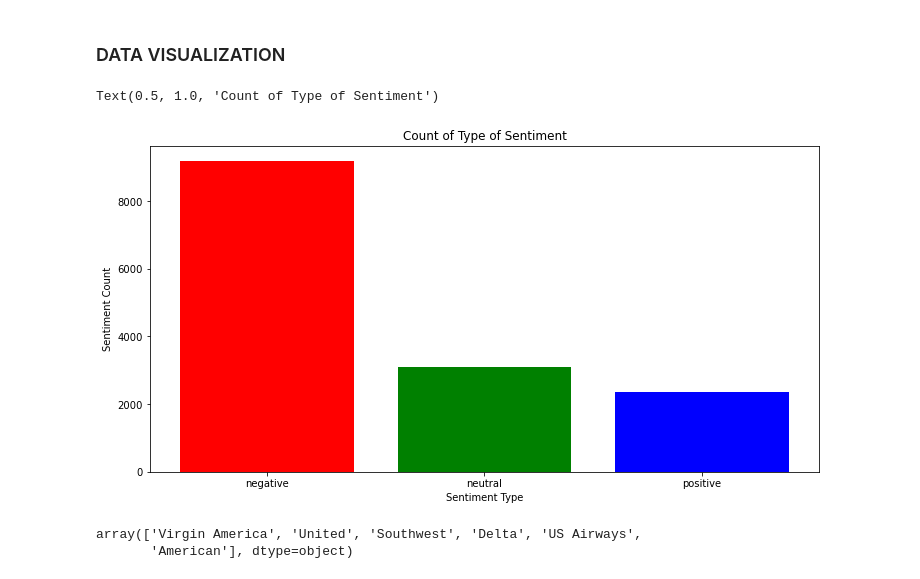
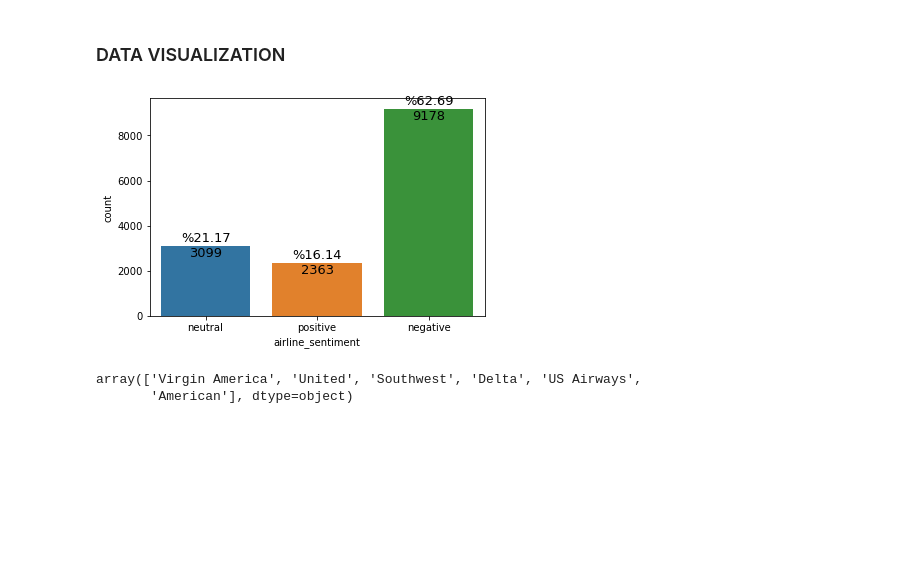
Before and after one commit to hummetbelli/Twitter_US_Airline_Sentiment, a Jupyter notebook: Twitter_US_Airline_Sentiment.ipynb, the cells around one changed output. Drawn from its saved outputs; the diff is of its cells as text; code cells hidden in the pictures; blank space fills up the shorter version.

```diff
--- a/Twitter_US_Airline_Sentiment.ipynb
+++ b/Twitter_US_Airline_Sentiment.ipynb
@@ -201,17 +202,18 @@ Name: negativereason, dtype: int64
 # %% [markdown]
 ### DATA VISUALIZATION
 # %%
-counter = df.airline_sentiment.value_counts()
-index = [1,2,3]
-plt.figure(1,figsize=(12,6))
-plt.bar(index,counter,color=['red','green','blue'])
-plt.xticks(index,['negative','neutral','positive'],rotation=0)
-plt.xlabel('Sentiment Type')
-plt.ylabel('Sentiment Count')
-plt.title('Count of Type of Sentiment')
+def labels(ax, df, xytext=(0, 0)):
+    for bar in ax.patches:
+        ax.annotate('%{:.2f}\n{:.0f}'.format(100*bar.get_height()/len(df),bar.get_height()), (bar.get_x() + bar.get_width() / 2,
+                    bar.get_height()), ha='center', va='center',
+                    size=13, xytext=xytext,
+                    textcoords='offset points')
+
+ax = sns.countplot(data =df, x = "airline_sentiment");
+labels(ax, df)
+# inbalanced data
 # %% [output]
-Text(0.5, 1.0, 'Count of Type of Sentiment')
-[figure, old version]
+[figure, new version]
 # %%
 df['airline'].unique()
 # %% [output]
```
Also changed, not shown: parts of 32 cells of this notebook.
